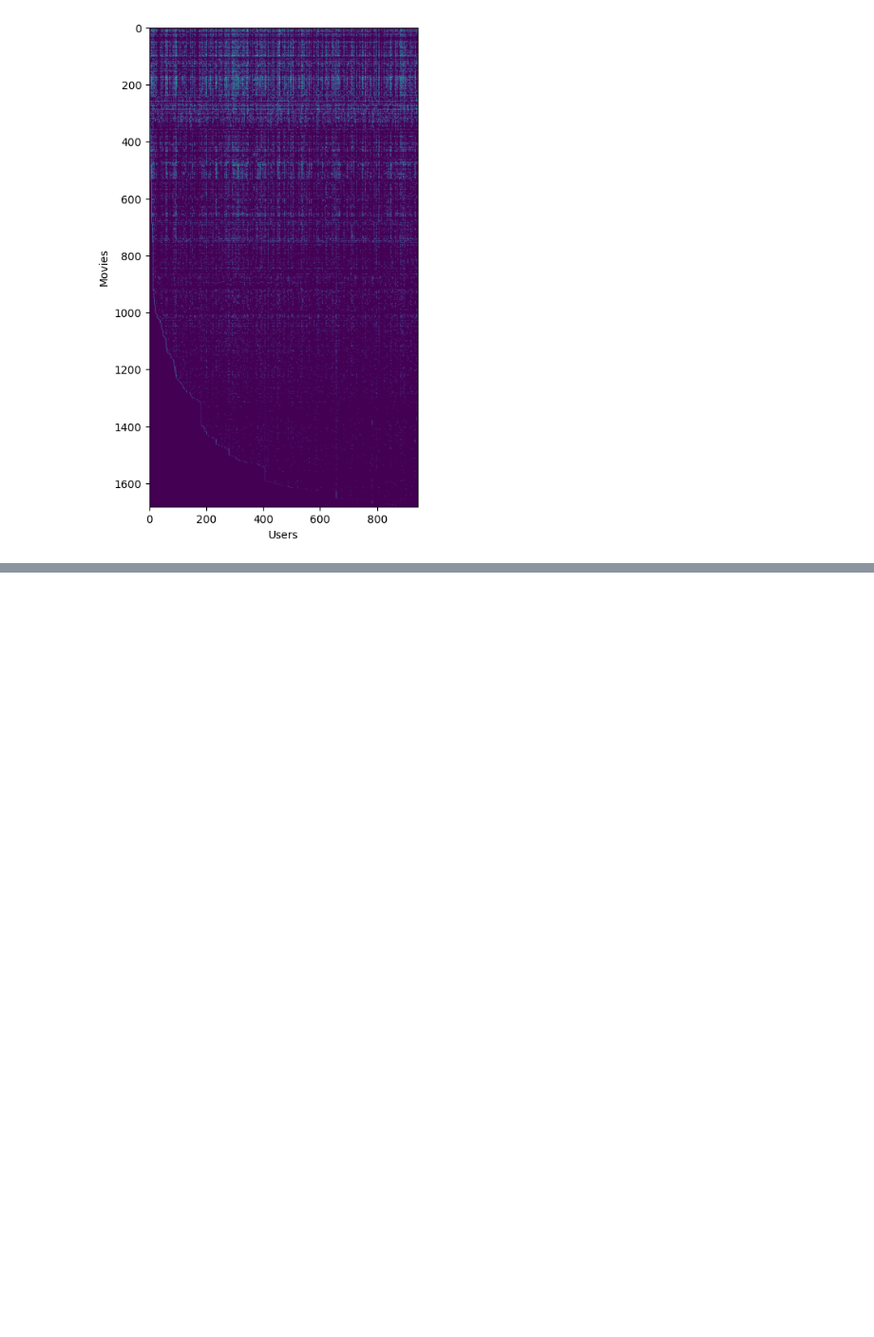
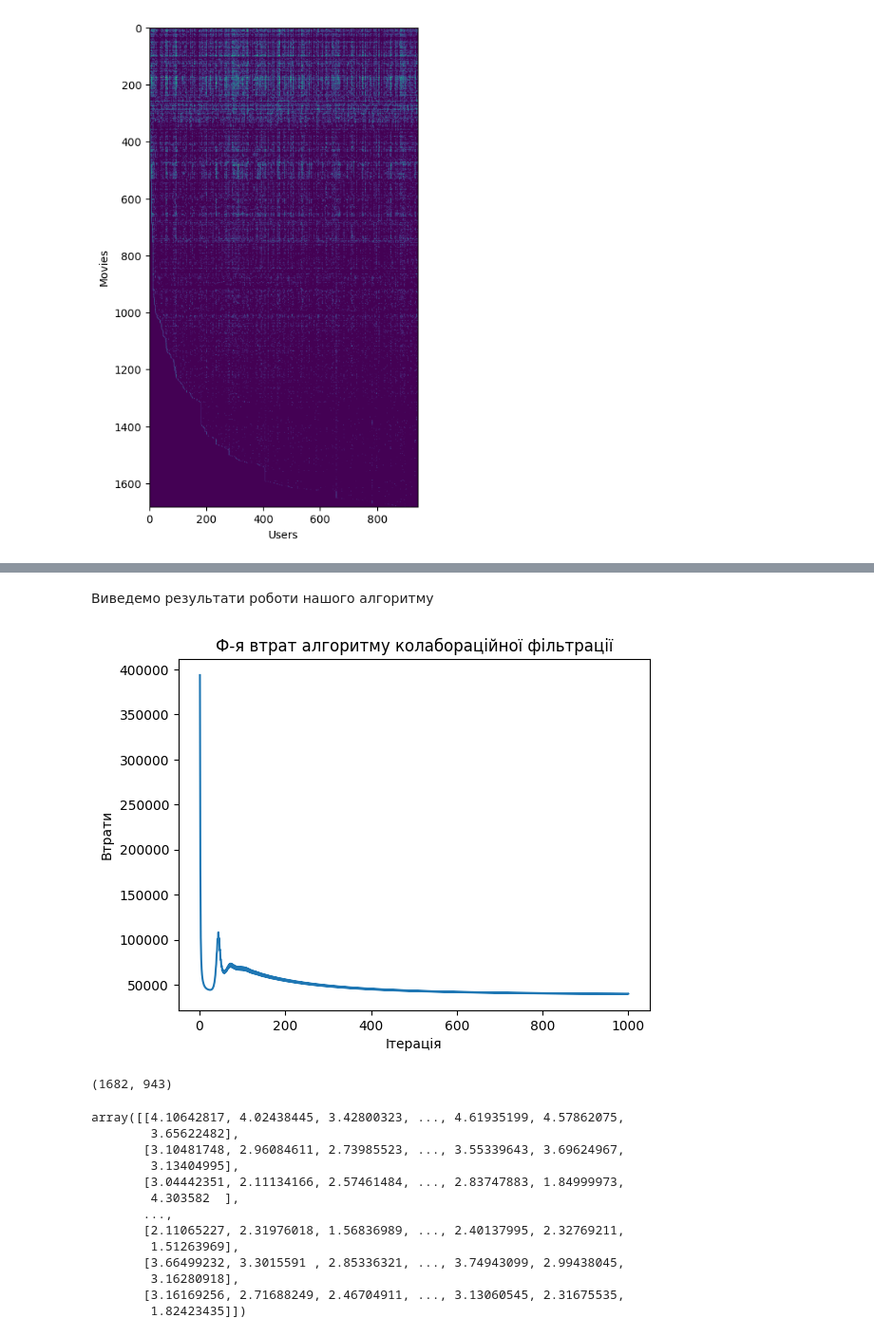
Before and after one commit to evgen-kulik/data_science_hw7, a Jupyter notebook: HW_7.ipynb, the cells around one changed output, grey strips where cells are left out. Shown: that part at 95% size. Drawn from its saved outputs; the diff is of its cells as text; code cells hidden in the pictures; blank space fills up the shorter version.

```diff
--- a/HW_7.ipynb
+++ b/HW_7.ipynb
@@ -310,0 +375,26 @@ $$ X \approx P * Q^T $$
+# %% [markdown]
+Виведемо результати роботи нашого алгоритму
+# %%
+X, Theta = collaborative_filtering(Y, R, learning_rate=0.001, num_iterations=1000, num_features=4, regularization_rate=0.1)
+
+# отримання матриці прогнозних рейтингів
+predicted_ratings = X @ Theta.T
+
+print(predicted_ratings.shape)
+predicted_ratings
+# %% [output]
+[figure, added]
+(1682, 943)
+array([[4.10642817, 4.02438445, 3.42800323, ..., 4.61935199, 4.57862075,
+        3.65622482],
+       [3.10481748, 2.96084611, 2.73985523, ..., 3.55339643, 3.69624967,
+        3.13404995],
+       [3.04442351, 2.11134166, 2.57461484, ..., 2.83747883, 1.84999973,
+        4.303582  ],
+       ...,
+       [2.11065227, 2.31976018, 1.56836989, ..., 2.40137995, 2.32769211,
+        1.51263969],
+       [3.66499232, 3.3015591 , 2.85336321, ..., 3.74943099, 2.99438045,
+        3.16280918],
+       [3.16169256, 2.71688249, 2.46704911, ..., 3.13060545, 2.31675535,
+        1.82423435]])
```
Also changed, not shown: parts of 17 cells of this notebook.
